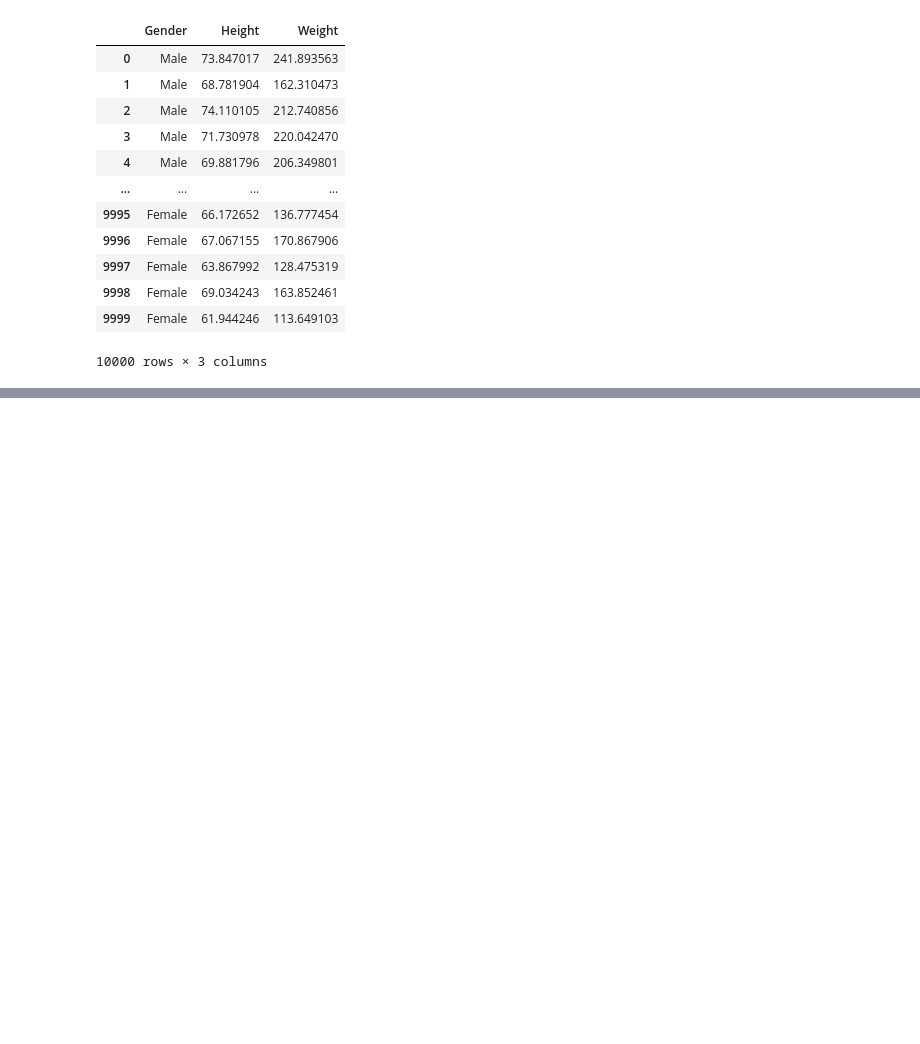
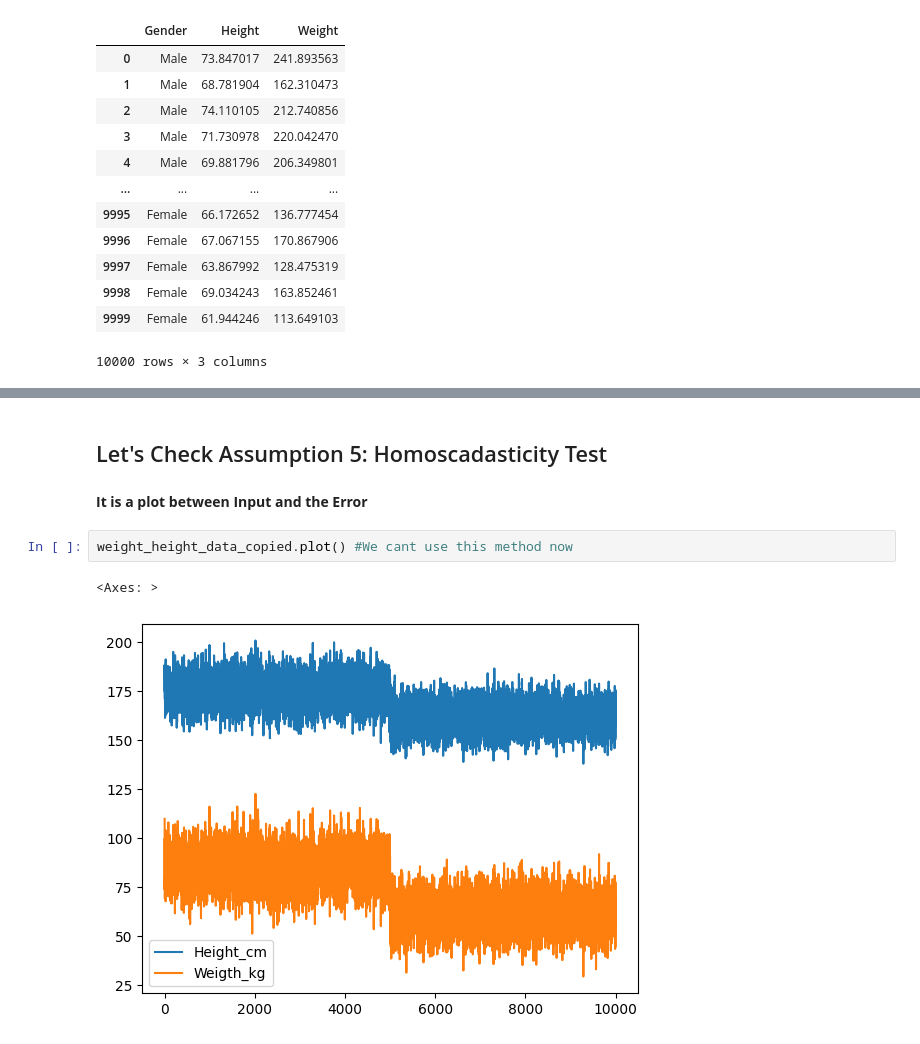
Before and after one commit to RangeshPandianPT/Data-Science_with-ML, a Jupyter notebook: Machine_Learning/Height_Prediction.ipynb, the cells around one changed output, grey strips where cells are left out. Cells and saved outputs as stored; diff of their text form; blank space fills up the shorter version.

```diff
--- a/Machine_Learning/Height_Prediction.ipynb
+++ b/Machine_Learning/Height_Prediction.ipynb
@@ -23,0 +379,9 @@ weight_height_data
+# %% [markdown]
+## Let's Check Assumption 5: Homoscadasticity Test
+# %% [markdown]
+**It is a plot between Input and the Error**
+# %%
+weight_height_data_copied.plot() #We cant use this method now
+# %% [output]
+<Axes: >
+[figure, added]
```
Also changed, not shown: parts of 56 cells of this notebook.
